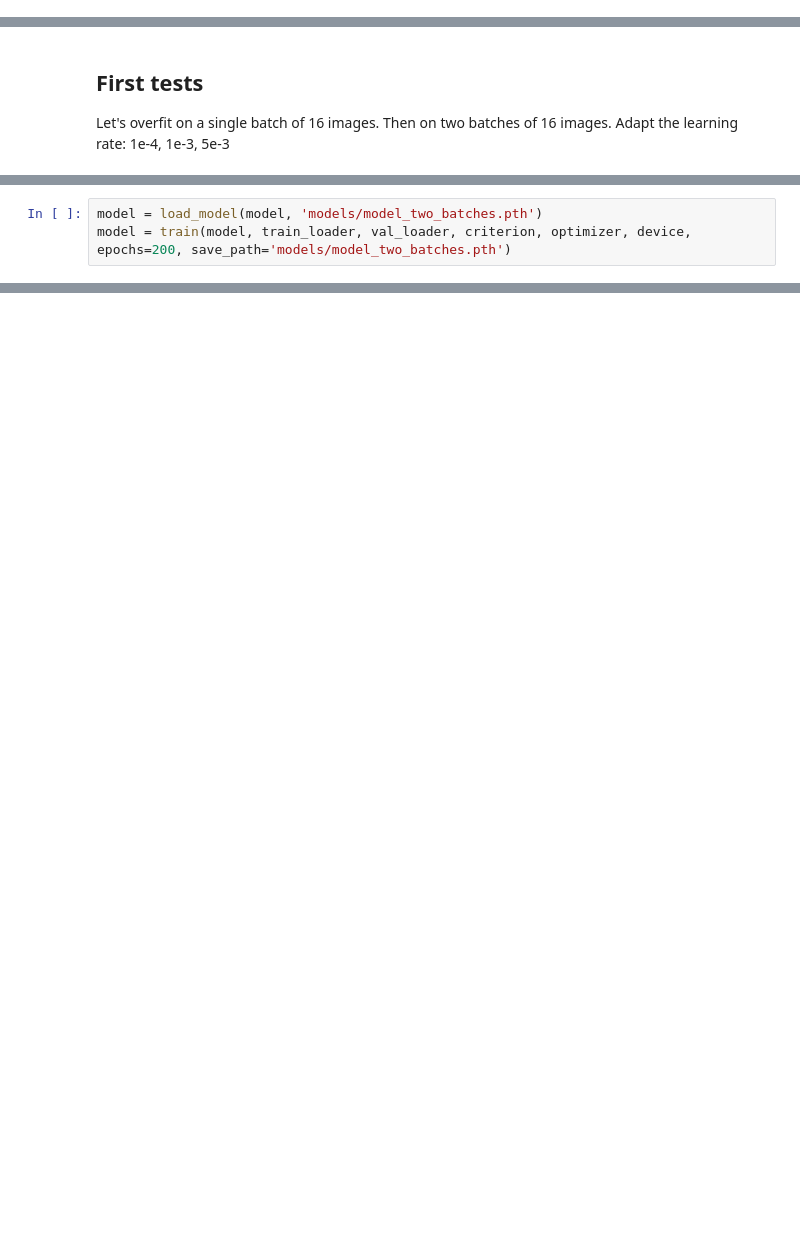
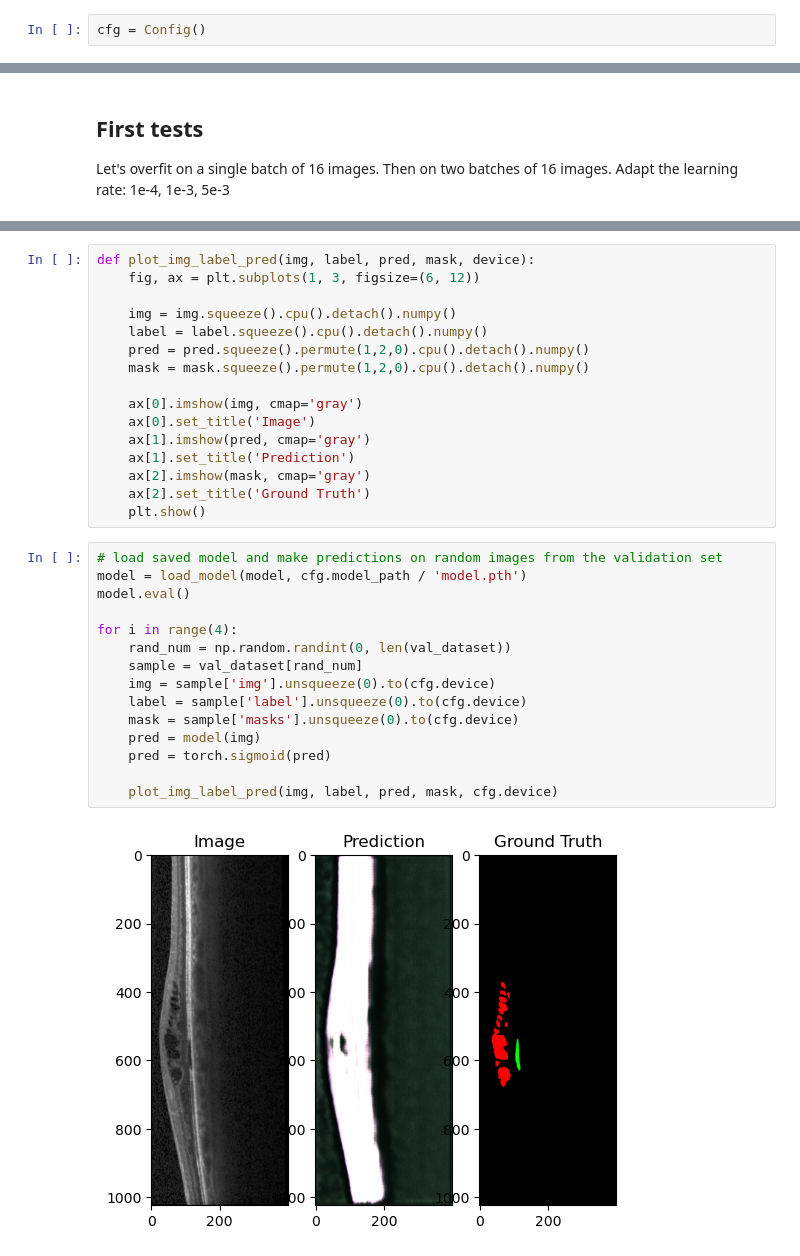
Before and after one commit to moritsih/OPTIMA_SeminarPractical, a Jupyter notebook: practical/main.ipynb, the cells around one changed output, grey strips where cells are left out. Drawn from its saved outputs; the diff is of its cells as text; blank space fills up the shorter version.

```diff
--- a/practical/main.ipynb
+++ b/practical/main.ipynb
@@ -110,0 +159,2 @@ if print_some_imgs:
+# %%
+cfg = Config()
@@ -171,3 +237,0 @@ Training dataset length:  32 Validation dataset length 8 Rest:  744
-# %%
-model = load_model(model, 'models/model_two_batches.pth')
-model = train(model, train_loader, val_loader, criterion, optimizer, device, epochs=200, save_path='models/model_two_batches.pth')
@@ -191,0 +268,33 @@ Model saved.
+# %%
+def plot_img_label_pred(img, label, pred, mask, device):
+    fig, ax = plt.subplots(1, 3, figsize=(6, 12))
+
+    img = img.squeeze().cpu().detach().numpy()
+    label = label.squeeze().cpu().detach().numpy()
+    pred = pred.squeeze().permute(1,2,0).cpu().detach().numpy()
+    mask = mask.squeeze().permute(1,2,0).cpu().detach().numpy()
+
+    ax[0].imshow(img, cmap='gray')
+    ax[0].set_title('Image')
+    ax[1].imshow(pred, cmap='gray')
+    ax[1].set_title('Prediction')
+    ax[2].imshow(mask, cmap='gray')
+    ax[2].set_title('Ground Truth')
+    plt.show()
+# %%
+# load saved model and make predictions on random images from the validation set
+model = load_model(model, cfg.model_path / 'model.pth')
+model.eval()
+
+for i in range(4):
+    rand_num = np.random.randint(0, len(val_dataset))
+    sample = val_dataset[rand_num]
+    img = sample['img'].unsqueeze(0).to(cfg.device)
+    label = sample['label'].unsqueeze(0).to(cfg.device)
+    mask = sample['masks'].unsqueeze(0).to(cfg.device)
+    pred = model(img)
+    pred = torch.sigmoid(pred)
+
+    plot_img_label_pred(img, label, pred, mask, cfg.device)
+# %% [output]
+[figure, added]
```
Also changed, not shown: parts of 13 cells of this notebook, 5 other files.
